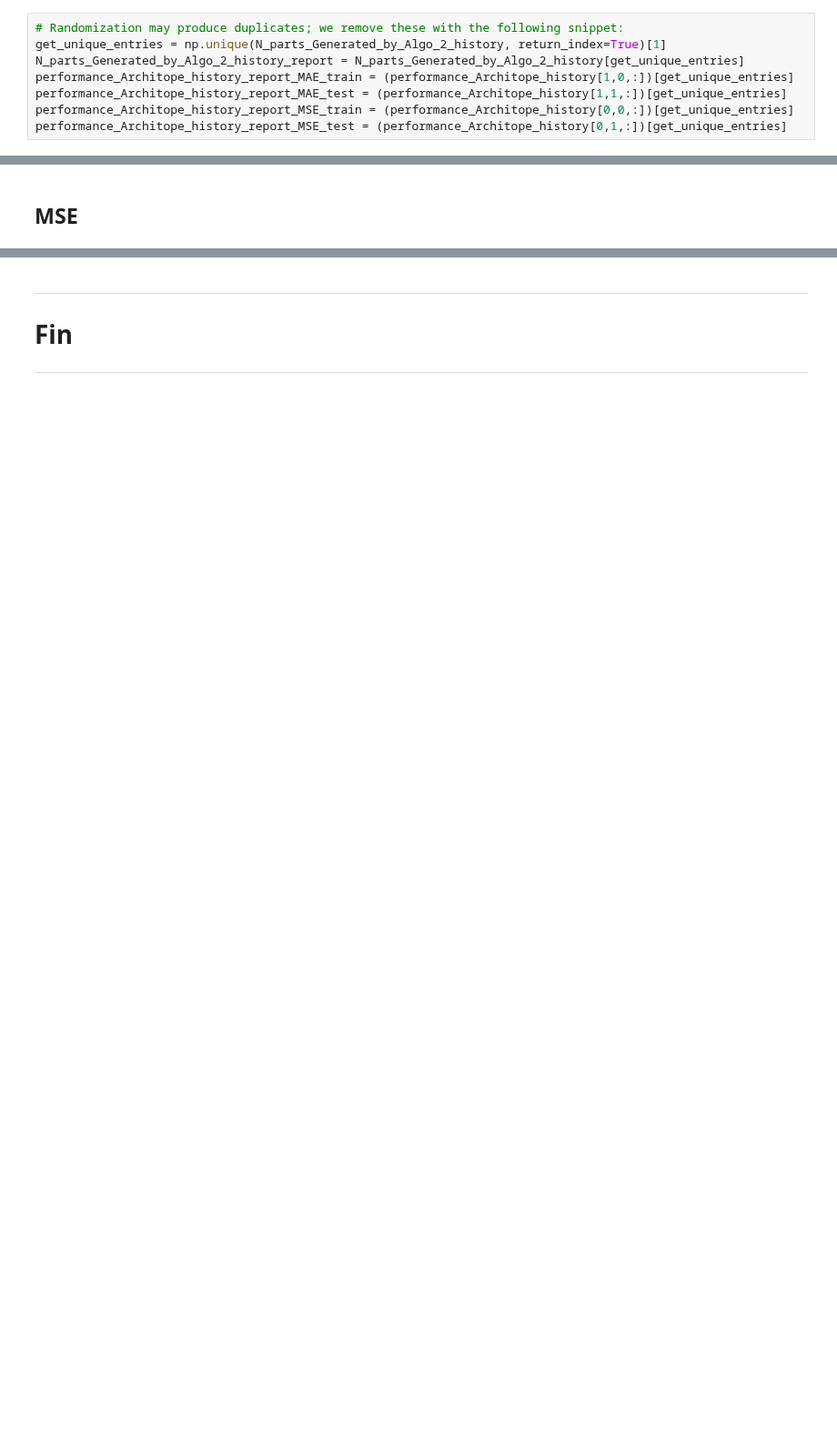
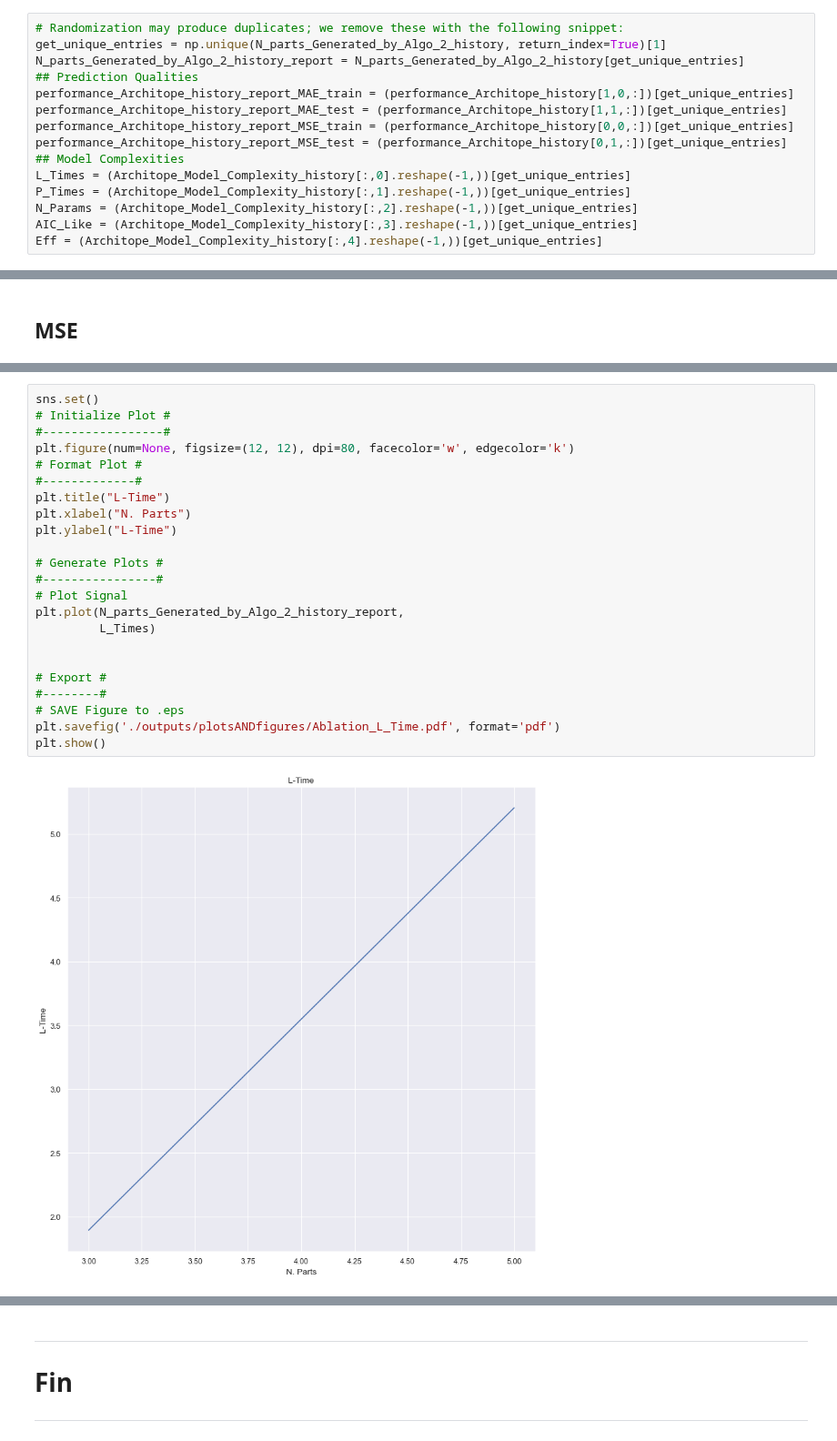
Before and after one commit to AnastasisKratsios/Architopes_Semisupervised, a Jupyter notebook: PCNNs_Ablation_for_Reviews.ipynb, the cells around one changed output, grey strips where cells are left out. Shown at 91% size. Saved outputs shown, nothing was run; the diff lists cells and outputs as text; blank space fills up the shorter version.

Commit message:
Ablation

```diff
--- a/PCNNs_Ablation_for_Reviews.ipynb
+++ b/PCNNs_Ablation_for_Reviews.ipynb
@@ -627,7 +628,14 @@ MAPE  258.398413  258.398413
 # Randomization may produce duplicates; we remove these with the following snippet:
 get_unique_entries = np.unique(N_parts_Generated_by_Algo_2_history, return_index=True)[1]
 N_parts_Generated_by_Algo_2_history_report = N_parts_Generated_by_Algo_2_history[get_unique_entries]
+## Prediction Qualities
 performance_Architope_history_report_MAE_train = (performance_Architope_history[1,0,:])[get_unique_entries]
 performance_Architope_history_report_MAE_test = (performance_Architope_history[1,1,:])[get_unique_entries]
 performance_Architope_history_report_MSE_train = (performance_Architope_history[0,0,:])[get_unique_entries]
 performance_Architope_history_report_MSE_test = (performance_Architope_history[0,1,:])[get_unique_entries]
+## Model Complexities
+L_Times = (Architope_Model_Complexity_history[:,0].reshape(-1,))[get_unique_entries]
+P_Times = (Architope_Model_Complexity_history[:,1].reshape(-1,))[get_unique_entries]
+N_Params = (Architope_Model_Complexity_history[:,2].reshape(-1,))[get_unique_entries]
+AIC_Like = (Architope_Model_Complexity_history[:,3].reshape(-1,))[get_unique_entries]
+Eff = (Architope_Model_Complexity_history[:,4].reshape(-1,))[get_unique_entries]
@@ -696,0 +702,25 @@ plt.show()
+# %%
+sns.set()
+# Initialize Plot #
+#-----------------#
+plt.figure(num=None, figsize=(12, 12), dpi=80, facecolor='w', edgecolor='k')
+# Format Plot #
+#-------------#
+plt.title("L-Time")
+plt.xlabel("N. Parts")
+plt.ylabel("L-Time")
+
+# Generate Plots #
+#----------------#
+# Plot Signal
+plt.plot(N_parts_Generated_by_Algo_2_history_report,
+         L_Times)
+
+
+# Export #
+#--------#
+# SAVE Figure to .eps
+plt.savefig('./outputs/plotsANDfigures/Ablation_L_Time.pdf', format='pdf')
+plt.show()
+# %% [output]
+[figure, added]
```
Also changed, not shown: parts of 14 cells of this notebook, 9 other files.
